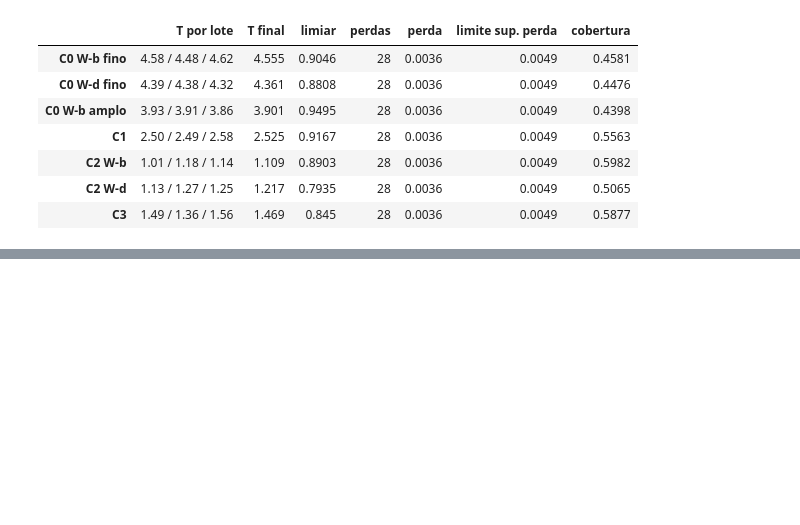
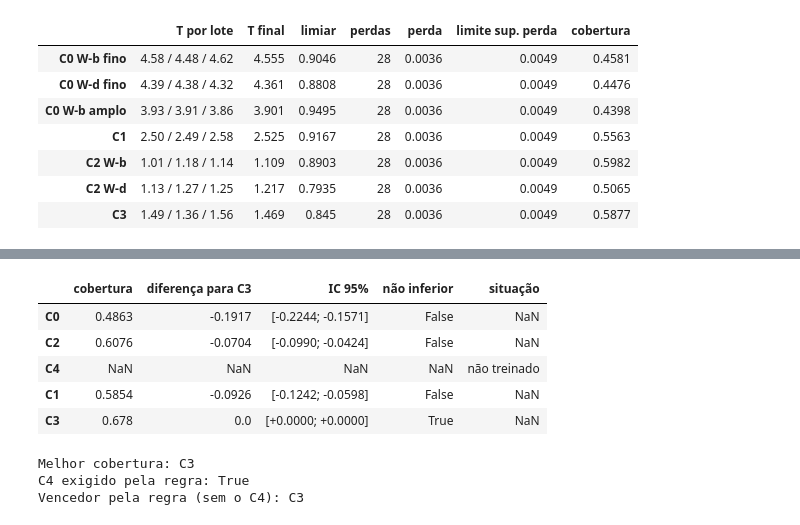
Before and after one commit to phelipecscosta/leitura_automatizada_mostradores_energia_pesquisa, a Jupyter notebook: exploracao/triagem_candidatos.ipynb, the cells around one changed output, grey strips where cells are left out. Saved outputs shown, nothing was run; the diff lists cells and outputs as text; code cells hidden in the pictures; blank space fills up the shorter version.

```diff
--- a/exploracao/triagem_candidatos.ipynb
+++ b/exploracao/triagem_candidatos.ipynb
@@ -261,0 +500,34 @@ c3_wb_fino: commit abcb7f8, sementes 3, épocas escolhidas [2, 7, 3, 8, 5, 4, 3,
+# %%
+# Bloco código 13
+CHOSEN = {"C0": "C0 W-d fino", "C2": "C2 W-b", "C1": "C1 W-d", "C3": "C3"}
+ORDER = ["C0", "C2", "C4", "C1", "C3"]   # seção 1.3 (opção S-a)
+MARGIN = -0.05
+
+best = max(CHOSEN, key=lambda c: results[CHOSEN[c]]["cobertura"])
+rule = {}
+for cand in ORDER:
+    if cand not in CHOSEN:
+        rule[cand] = {"situação": "não treinado"}
+        continue
+    point, low, high = paired_coverage_diff(*scores[CHOSEN[cand]], *scores[CHOSEN[best]], labels)
+    rule[cand] = {"cobertura": results[CHOSEN[cand]]["cobertura"],
+                  f"diferença para {best}": round(point, 4),
+                  "IC 95%": f"[{low:+.4f}; {high:+.4f}]",
+                  "não inferior": low > MARGIN}
+display(pd.DataFrame(rule).T)
+
+winner = next((c for c in ORDER if c in CHOSEN and rule[c]["não inferior"]), None)
+c4_needed = not (rule["C0"]["não inferior"] or rule["C2"]["não inferior"])
+print("Melhor cobertura:", best)
+print("C4 exigido pela regra:", c4_needed)
+print("Vencedor pela regra (sem o C4):", winner)
+# %% [output]
+|  | cobertura | diferença para C3 | IC 95% | não inferior | situação |
+| C0 | 0.4863 | -0.1917 | [-0.2244; -0.1571] | False | NaN |
+| C2 | 0.6076 | -0.0704 | [-0.0990; -0.0424] | False | NaN |
+| C4 | NaN | NaN | NaN | NaN | não treinado |
+| C1 | 0.5854 | -0.0926 | [-0.1242; -0.0598] | False | NaN |
+| C3 | 0.678 | 0.0 | [+0.0000; +0.0000] | True | NaN |
+Melhor cobertura: C3
+C4 exigido pela regra: True
+Vencedor pela regra (sem o C4): C3
```
Also changed, not shown: parts of 11 cells of this notebook.
